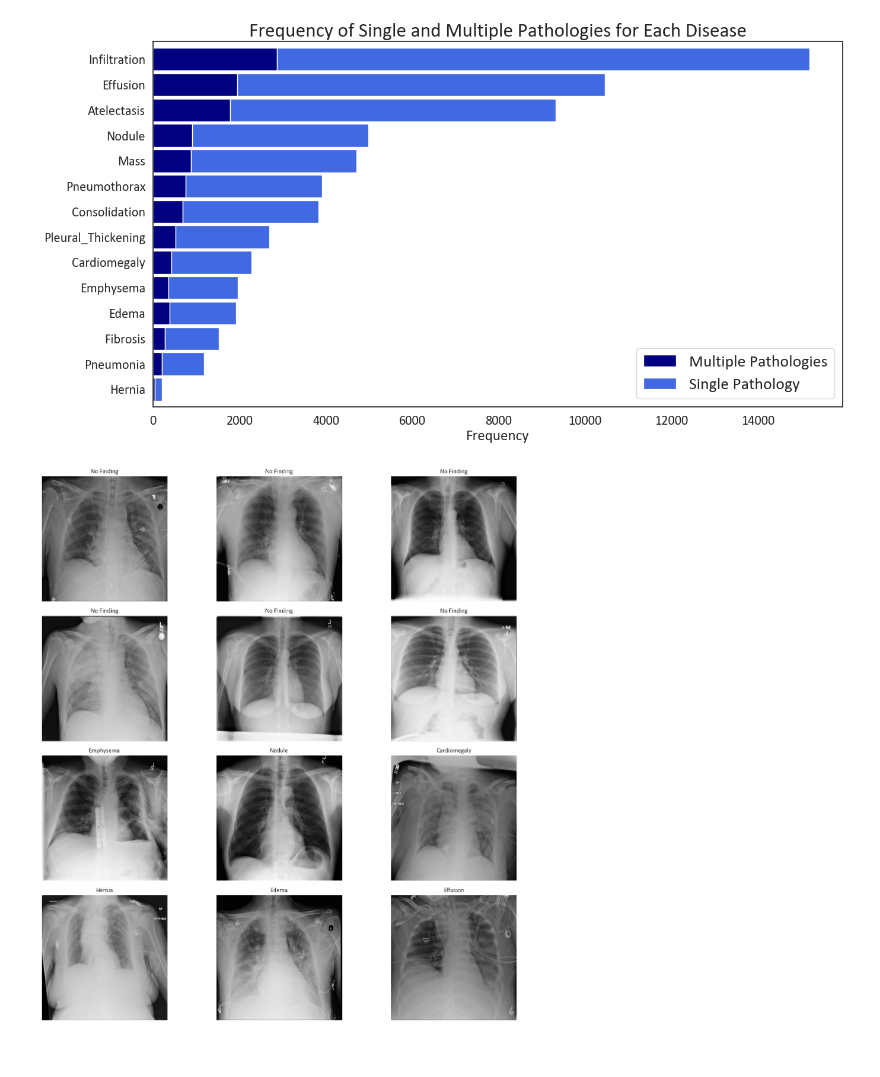
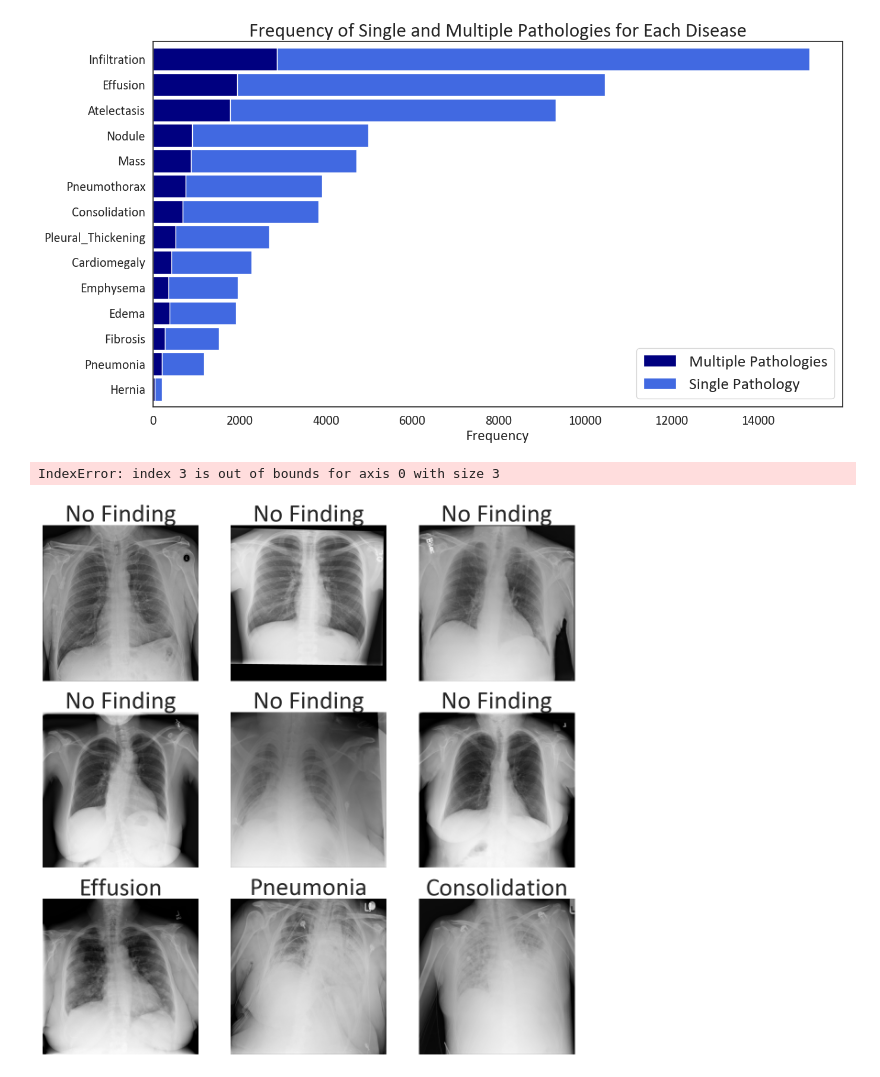
Before and after one commit to jdorick/PneumoVision, a Jupyter notebook: CNN models/Graphs.ipynb, the cells around one changed output. Cells and saved outputs as stored; diff of their text form; code cells hidden in the pictures.

```diff
--- a/CNN models/Graphs.ipynb
+++ b/CNN models/Graphs.ipynb
@@ -121,33 +121,34 @@ selected_images = list(no_finding_images) + other_pathology_images
 
 image_paths_dict = {os.path.basename(path): path for path in image_paths}
 
 # Create a figure with subplots
-fig, axes = plt.subplots(4, 3, figsize=(15, 15))
+fig, axes = plt.subplots(3, 3, figsize=(15, 15))
 
 for i, img_name in enumerate(selected_images):
     try:
         # Load the image
         img_path = image_paths_dict[img_name]
         img = mpimg.imread(img_path)
 
         # Find the corresponding pathology
         pathology = df[df['Image Index'] == img_name][pathology_list].idxmax(axis=1).values[0]
 
         # Display the image in a subplot
         ax = axes[i // 3, i % 3]
         ax.imshow(img, cmap='gray')
         ax.axis('off')
-        ax.set_title(pathology)
+        ax.set_title(pathology, fontsize = 40)
 
     except KeyError:
         print(f"Error: Image not found in image_paths_dict - {img_name}")
 
 # Remove empty subplots
 if len(selected_images) < 12:
     for i in range(len(selected_images), 12):
         fig.delaxes(axes.flatten()[i])
 
 plt.tight_layout()
 plt.show()
 # %% [output]
+IndexError: index 3 is out of bounds for axis 0 with size 3
-[figure, old version]
+[figure, new version]
```
Also changed, not shown: 4 other files.
